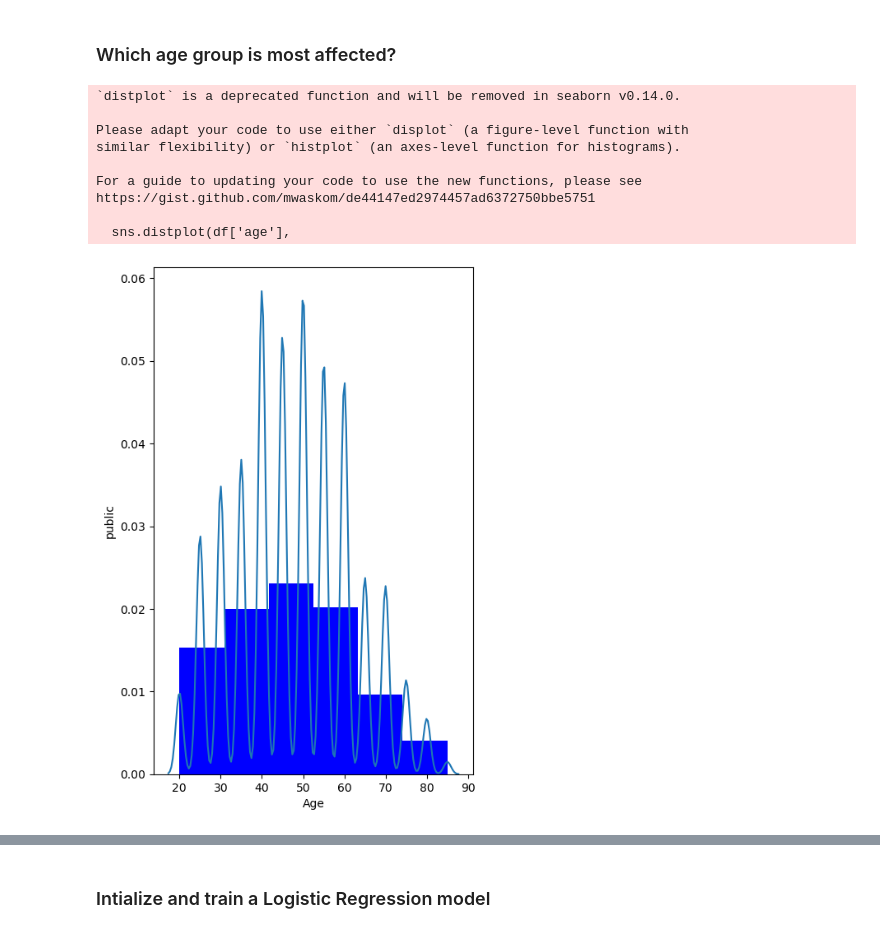
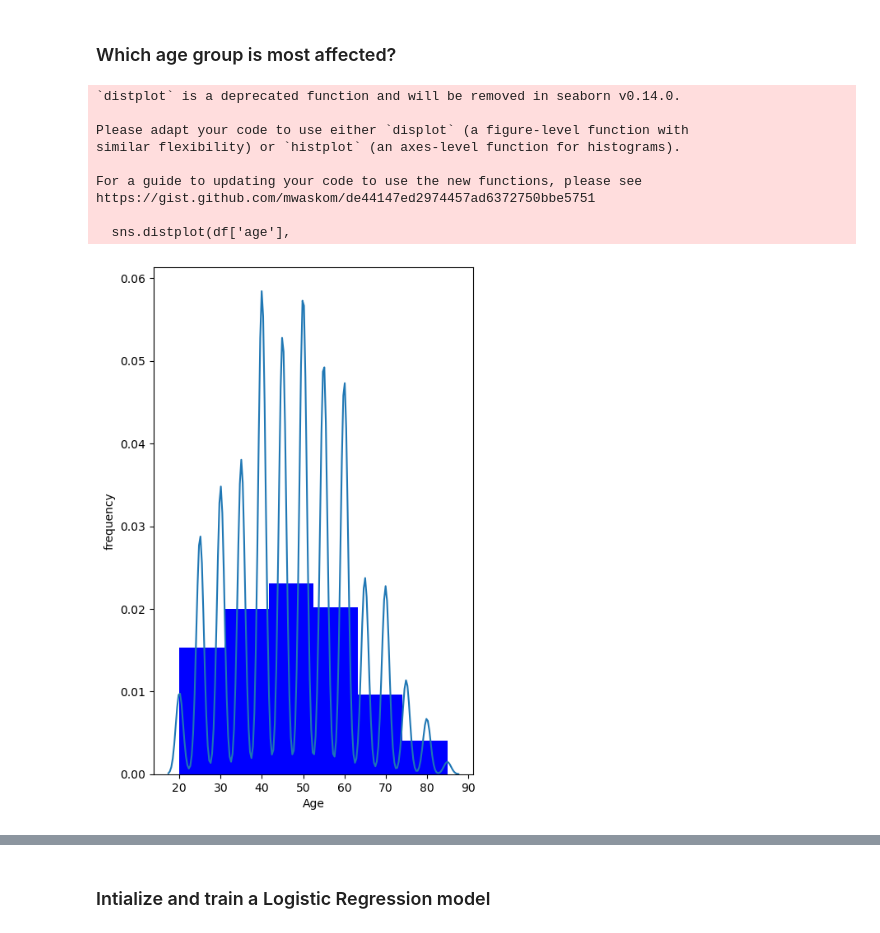
Before and after one commit to fatimahmirza/INM701Project, a Jupyter notebook: Coursework.ipynb, the cells around one changed output, grey strips where cells are left out. Drawn from its saved outputs; the diff is of its cells as text; code cells hidden in the pictures.

```diff
--- a/Coursework.ipynb
+++ b/Coursework.ipynb
@@ -155,19 +157,19 @@ axis = plt.axis('equal')
 # %%
 import seaborn as sns
 import matplotlib.pyplot as plt
 fig, ax = plt.subplots(figsize=(5,8))
 sns.distplot(df['age'],
              hist_kws={'alpha': 1, 'color': 'blue'},
              kde=True, bins=6)
-ax=ax.set(ylabel='public' , xlabel='Age')
+ax=ax.set(ylabel='frequency' , xlabel='Age')
 # %% [output]
 `distplot` is a deprecated function and will be removed in seaborn v0.14.0.
 
 Please adapt your code to use either `displot` (a figure-level function with
 similar flexibility) or `histplot` (an axes-level function for histograms).
 
 For a guide to updating your code to use the new functions, please see
 https://gist.github.com/mwaskom/de44147ed2974457ad6372750bbe5751
 
   sns.distplot(df['age'],
-[figure, old version]
+[figure, new version]
```
Also changed, not shown: parts of 5 cells of this notebook.
